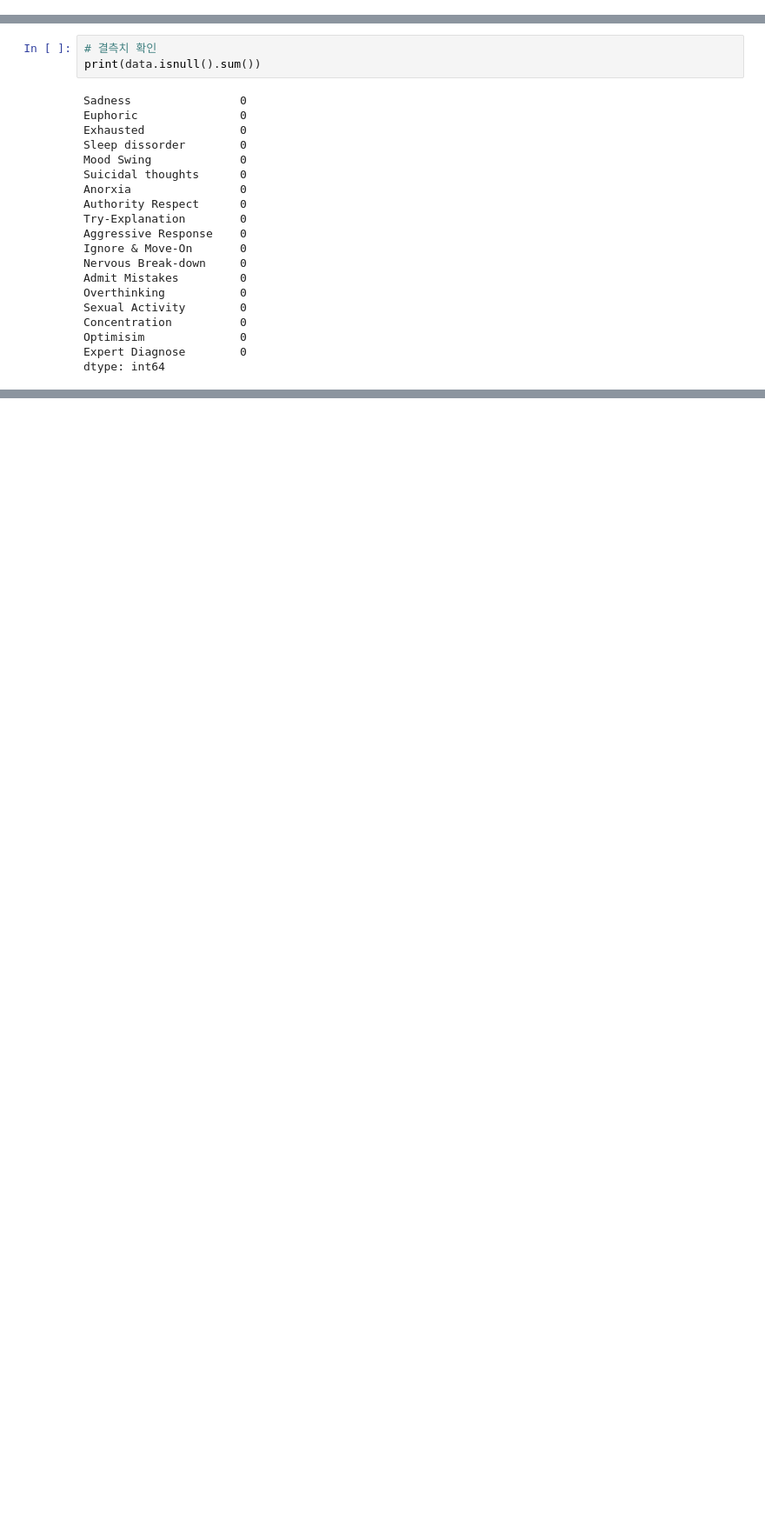
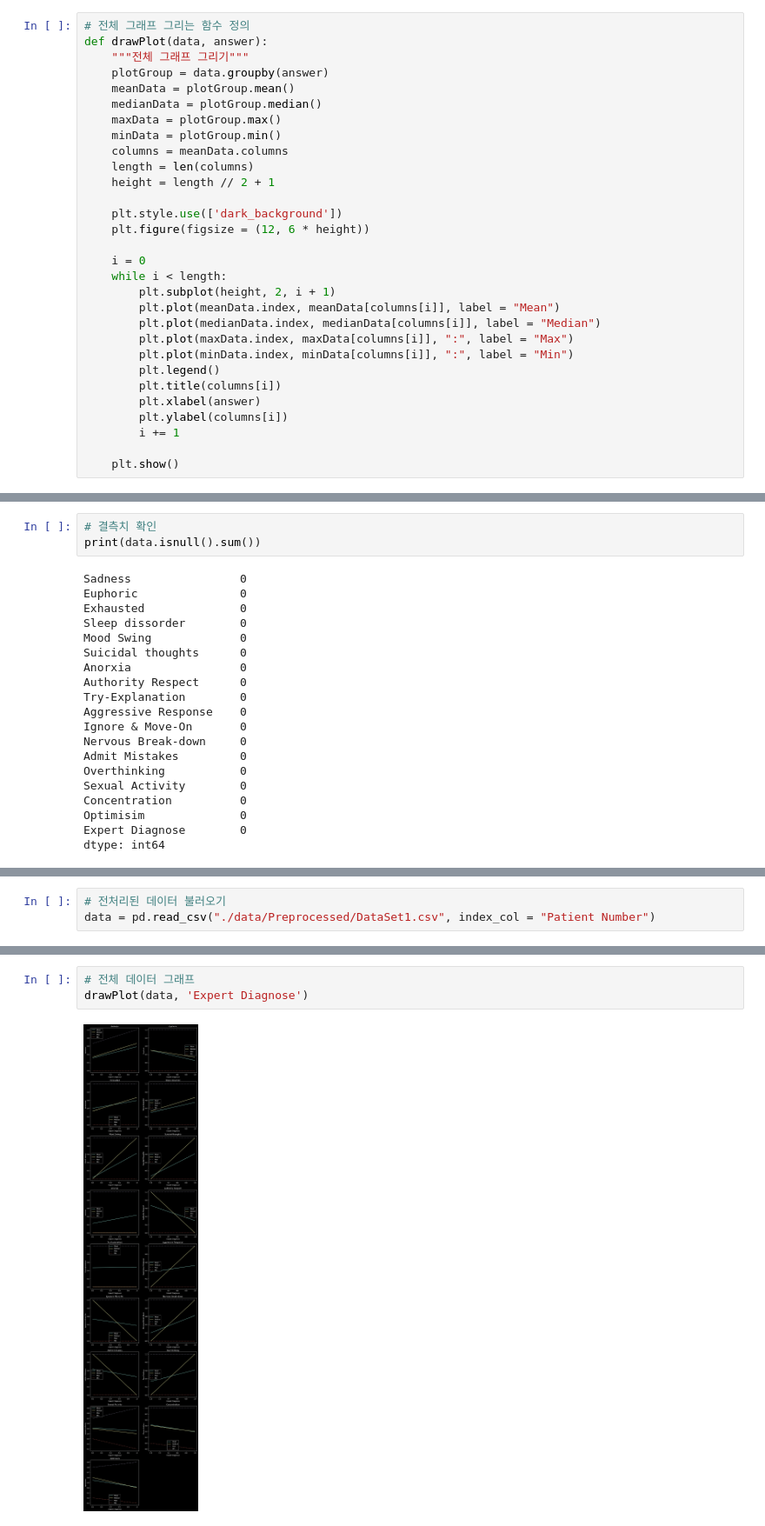
Before and after one commit to good0neighbour/ESTCampAI, a Jupyter notebook: 팀 활동/정형프로젝트/정신질환 분석.ipynb, the cells around one changed output, grey strips where cells are left out. Shown at 87% size. Saved outputs shown, nothing was run; the diff lists cells and outputs as text; blank space fills up the shorter version.

```diff
--- a/팀 활동/정형프로젝트/정신질환 분석.ipynb
+++ b/팀 활동/정형프로젝트/정신질환 분석.ipynb
@@ -2,0 +227,30 @@
+# %%
+# 전체 그래프 그리는 함수 정의
+def drawPlot(data, answer):
+    """전체 그래프 그리기"""
+    plotGroup = data.groupby(answer)
+    meanData = plotGroup.mean()
+    medianData = plotGroup.median()
+    maxData = plotGroup.max()
+    minData = plotGroup.min()
+    columns = meanData.columns
+    length = len(columns)
+    height = length // 2 + 1
+
+    plt.style.use(['dark_background'])
+    plt.figure(figsize = (12, 6 * height))
+
+    i = 0
+    while i < length:
+        plt.subplot(height, 2, i + 1)
+        plt.plot(meanData.index, meanData[columns[i]], label = "Mean")
+        plt.plot(medianData.index, medianData[columns[i]], label = "Median")
+        plt.plot(maxData.index, maxData[columns[i]], ":", label = "Max")
+        plt.plot(minData.index, minData[columns[i]], ":", label = "Min")
+        plt.legend()
+        plt.title(columns[i])
+        plt.xlabel(answer)
+        plt.ylabel(columns[i])
+        i += 1
+
+    plt.show()
@@ -181,0 +820,3 @@ data
+# %%
+# 전처리된 데이터 불러오기
+data = pd.read_csv("./data/Preprocessed/DataSet1.csv", index_col = "Patient Number")
@@ -181,0 +848,5 @@ data
+# %%
+# 전체 데이터 그래프
+drawPlot(data, 'Expert Diagnose')
+# %% [output]
+[figure, added]
```
Also changed, not shown: parts of 201 cells of this notebook, 21 other files.
